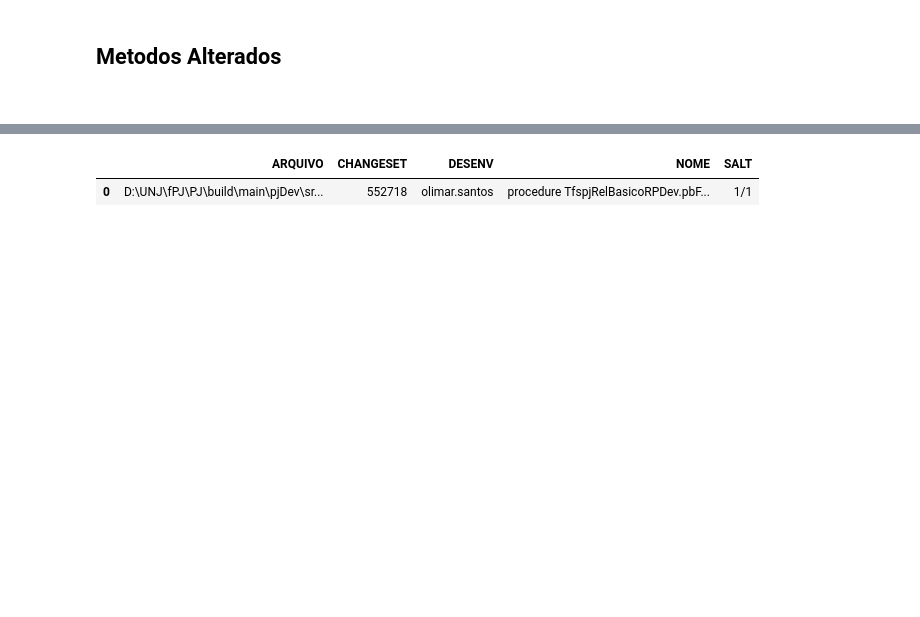
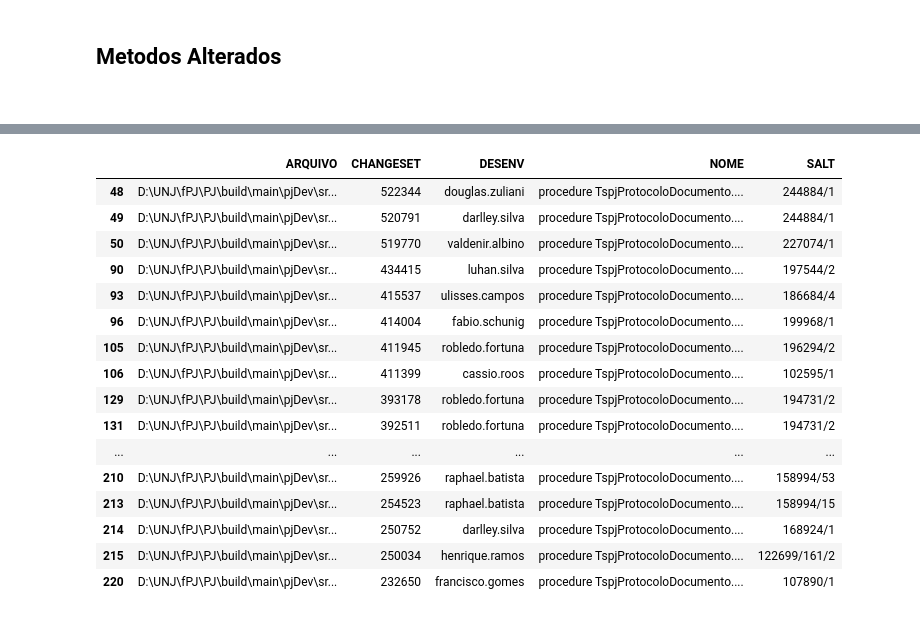
Before and after one commit to wilianselzlein/Metricas, a Jupyter notebook: Alteracoes.ipynb, the cells around one changed output, grey strips where cells are left out. Saved outputs shown, nothing was run; the diff lists cells and outputs as text; code cells hidden in the pictures; blank space fills up the shorter version.

```diff
--- a/Alteracoes.ipynb
+++ b/Alteracoes.ipynb
@@ -76,7 +101,22 @@ Servidor.csv
 # %%
 df = pd.read_csv('Classes.csv', encoding='ISO-8859-1', delimiter=',')
 #df[df.NOME == 'procedure TfspjRelBasicoRPDev.pbFirstClick;']['ARQUIVO'][327839][-30:]
-df[df.NOME == 'procedure TfspjRelBasicoRPDev.pbFirstClick;']
+df[df.NOME.str.contains('Protocolar')]
 # %% [output]
 |  | ARQUIVO | CHANGESET | DESENV | NOME | SALT |
-| 0 | D:\UNJ\fPJ\PJ\build\main\pjDev\sr... | 552718 | olimar.santos | procedure TfspjRelBasicoRPDev.pbF... | 1/1 |
+| 48 | D:\UNJ\fPJ\PJ\build\main\pjDev\sr... | 522344 | douglas.zuliani | procedure TspjProtocoloDocumento.... | 244884/1 |
+| 49 | D:\UNJ\fPJ\PJ\build\main\pjDev\sr... | 520791 | darlley.silva | procedure TspjProtocoloDocumento.... | 244884/1 |
+| 50 | D:\UNJ\fPJ\PJ\build\main\pjDev\sr... | 519770 | valdenir.albino | procedure TspjProtocoloDocumento.... | 227074/1 |
+| 90 | D:\UNJ\fPJ\PJ\build\main\pjDev\sr... | 434415 | luhan.silva | procedure TspjProtocoloDocumento.... | 197544/2 |
+| 93 | D:\UNJ\fPJ\PJ\build\main\pjDev\sr... | 415537 | ulisses.campos | procedure TspjProtocoloDocumento.... | 186684/4 |
+| 96 | D:\UNJ\fPJ\PJ\build\main\pjDev\sr... | 414004 | fabio.schunig | procedure TspjProtocoloDocumento.... | 199968/1 |
+| 105 | D:\UNJ\fPJ\PJ\build\main\pjDev\sr... | 411945 | robledo.fortuna | procedure TspjProtocoloDocumento.... | 196294/2 |
+| 106 | D:\UNJ\fPJ\PJ\build\main\pjDev\sr... | 411399 | cassio.roos | procedure TspjProtocoloDocumento.... | 102595/1 |
+| 129 | D:\UNJ\fPJ\PJ\build\main\pjDev\sr... | 393178 | robledo.fortuna | procedure TspjProtocoloDocumento.... | 194731/2 |
+| 131 | D:\UNJ\fPJ\PJ\build\main\pjDev\sr... | 392511 | robledo.fortuna | procedure TspjProtocoloDocumento.... | 194731/2 |
+| ... | ... | ... | ... | ... | ... |
+| 210 | D:\UNJ\fPJ\PJ\build\main\pjDev\sr... | 259926 | raphael.batista | procedure TspjProtocoloDocumento.... | 158994/53 |
+| 213 | D:\UNJ\fPJ\PJ\build\main\pjDev\sr... | 254523 | raphael.batista | procedure TspjProtocoloDocumento.... | 158994/15 |
+| 214 | D:\UNJ\fPJ\PJ\build\main\pjDev\sr... | 250752 | darlley.silva | procedure TspjProtocoloDocumento.... | 168924/1 |
+| 215 | D:\UNJ\fPJ\PJ\build\main\pjDev\sr... | 250034 | henrique.ramos | procedure TspjProtocoloDocumento.... | 122699/161/2 |
+| 220 | D:\UNJ\fPJ\PJ\build\main\pjDev\sr... | 232650 | francisco.gomes | procedure TspjProtocoloDocumento.... | 107890/1 |
```
Also changed, not shown: parts of 9 cells of this notebook, 3 other files.
